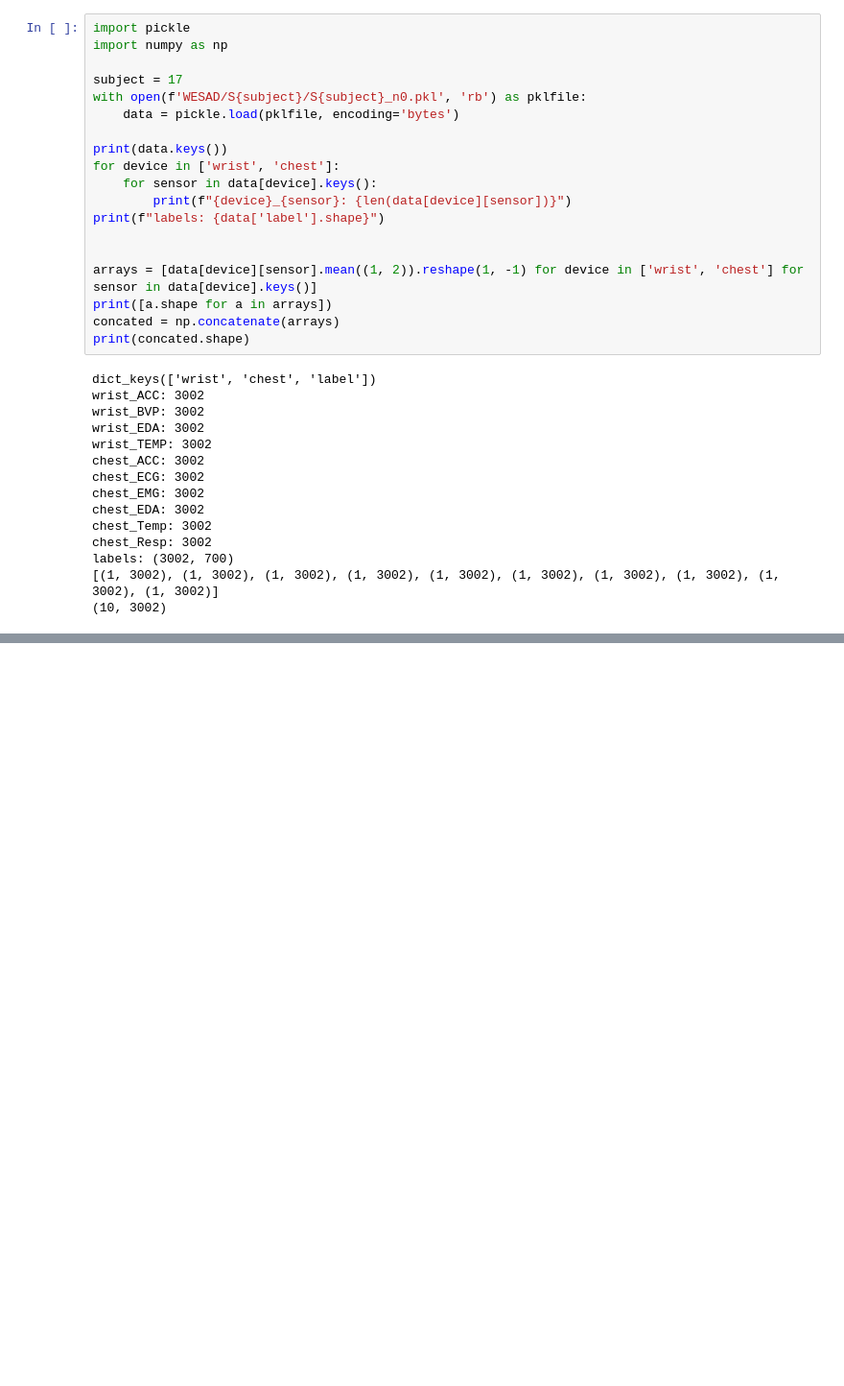
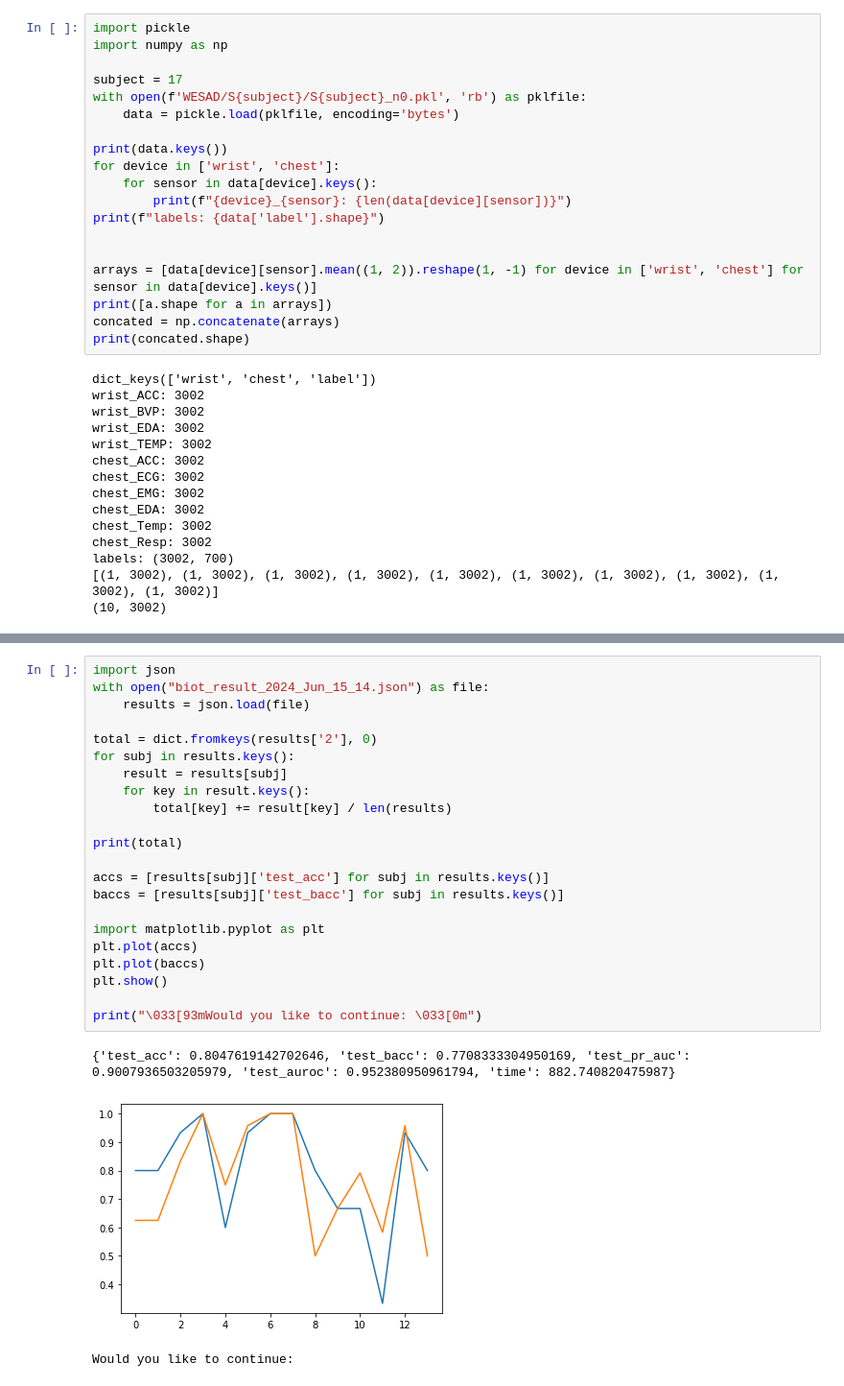
Before and after one commit to BoronZhang/emotions, a Jupyter notebook: glimpse.ipynb, the cells around one changed output, grey strips where cells are left out. Shown at 96% size. Drawn from its saved outputs; the diff is of its cells as text; blank space fills up the shorter version.

Commit message:
Biot run successfully and first results obtained

```diff
--- a/glimpse.ipynb
+++ b/glimpse.ipynb
@@ -199,0 +218,26 @@ Loaded model weights from the checkpoint at ./log\WESAD-BIOT-0.001-4-200-200-100
+# %%
+import json
+with open("biot_result_2024_Jun_15_14.json") as file:
+    results = json.load(file)
+
+total = dict.fromkeys(results['2'], 0)
+for subj in results.keys():
+    result = results[subj]
+    for key in result.keys():
+        total[key] += result[key] / len(results)
+
+print(total)
+
+accs = [results[subj]['test_acc'] for subj in results.keys()]
+baccs = [results[subj]['test_bacc'] for subj in results.keys()]
+
+import matplotlib.pyplot as plt
+plt.plot(accs)
+plt.plot(baccs)
+plt.show()
+
+print("\033[93mWould you like to continue: \033[0m")
+# %% [output]
+{'test_acc': 0.8047619142702646, 'test_bacc': 0.7708333304950169, 'test_pr_auc': 0.9007936503205979, 'test_auroc': 0.952380950961794, 'time': 882.740820475987}
+[figure, added]
+Would you like to continue:
```
Also changed, not shown: parts of 2 cells of this notebook, 10 other files.
